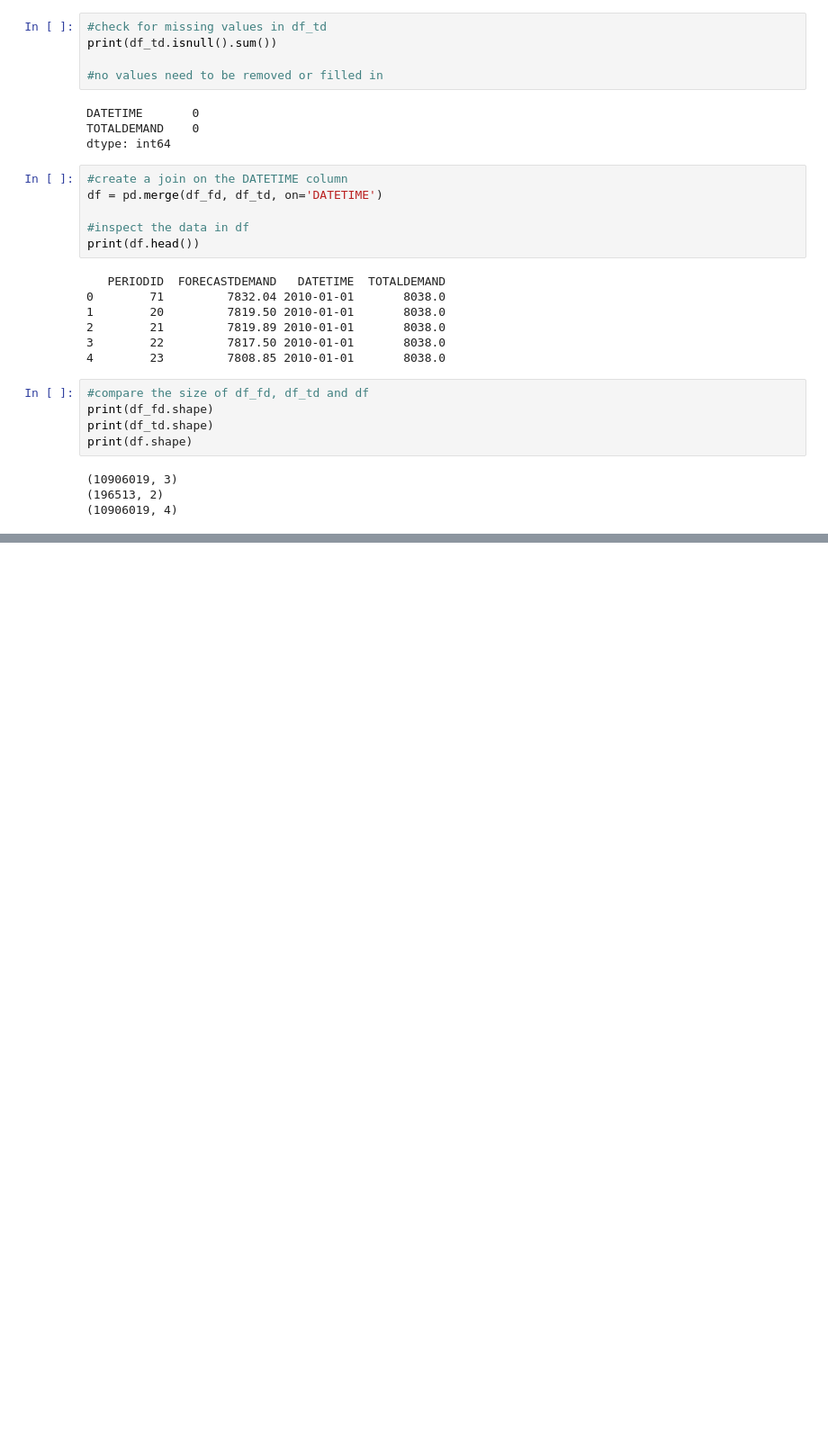
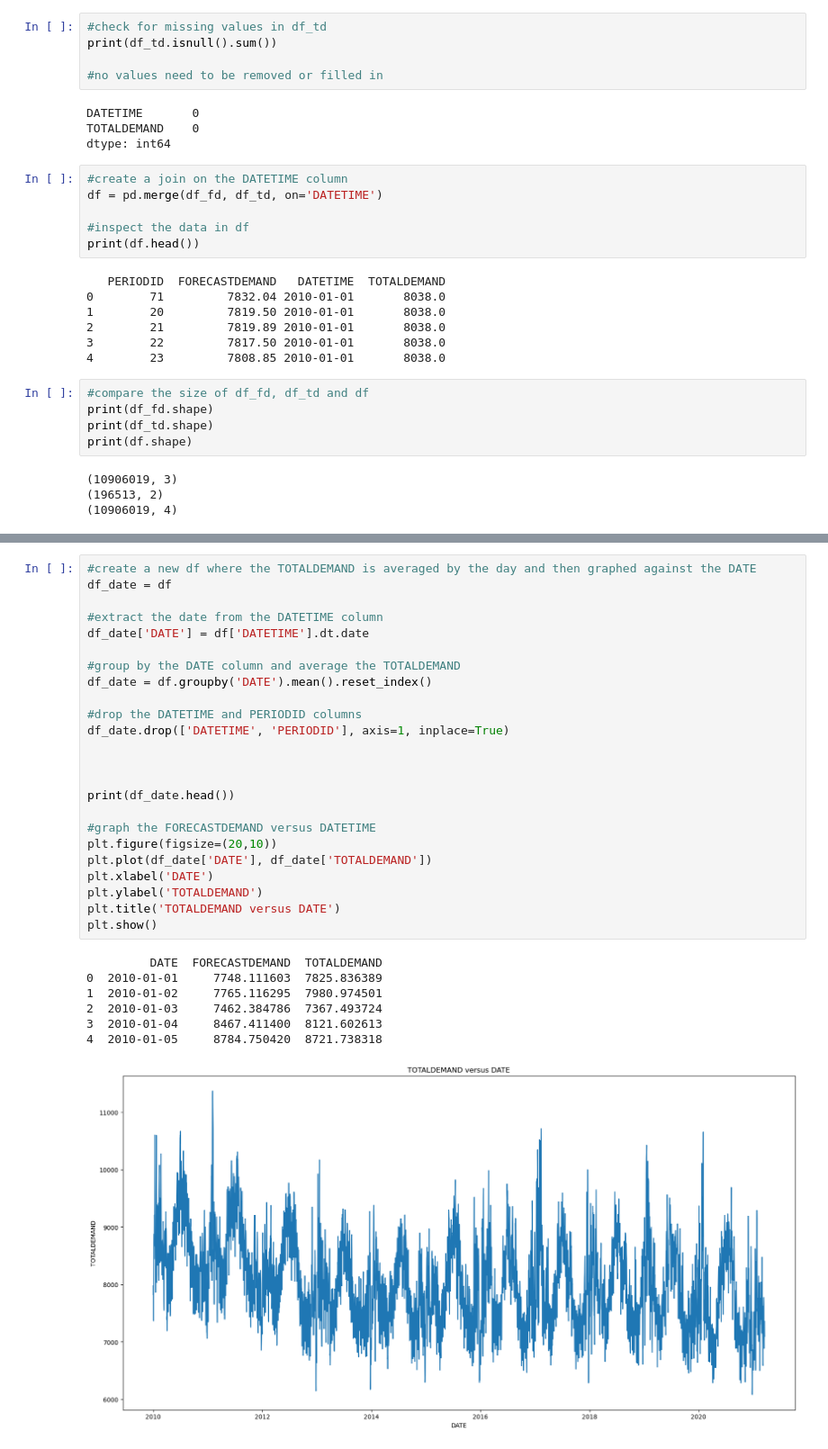
Before and after one commit to UNSW-ZZSC9020-H52024/Group5, a Jupyter notebook: src/TomEDA.ipynb, the cells around one changed output, grey strips where cells are left out. Shown at 90% size. Drawn from its saved outputs; the diff is of its cells as text; blank space fills up the shorter version.

```diff
--- a/src/TomEDA.ipynb
+++ b/src/TomEDA.ipynb
@@ -137,0 +149,32 @@ print(np.sqrt(np.mean((df['TOTALDEMAND'] - df['FORECASTDEMAND'])**2)))
+# %%
+#create a new df where the TOTALDEMAND is averaged by the day and then graphed against the DATE
+df_date = df
+
+#extract the date from the DATETIME column
+df_date['DATE'] = df['DATETIME'].dt.date
+
+#group by the DATE column and average the TOTALDEMAND
+df_date = df.groupby('DATE').mean().reset_index()
+
+#drop the DATETIME and PERIODID columns
+df_date.drop(['DATETIME', 'PERIODID'], axis=1, inplace=True)
+
+
+
+print(df_date.head())
+
+#graph the FORECASTDEMAND versus DATETIME
+plt.figure(figsize=(20,10))
+plt.plot(df_date['DATE'], df_date['TOTALDEMAND'])
+plt.xlabel('DATE')
+plt.ylabel('TOTALDEMAND')
+plt.title('TOTALDEMAND versus DATE')
+plt.show()
+# %% [output]
+         DATE  FORECASTDEMAND  TOTALDEMAND
+0  2010-01-01     7748.111603  7825.836389
+1  2010-01-02     7765.116295  7980.974501
+2  2010-01-03     7462.384786  7367.493724
+3  2010-01-04     8467.411400  8121.602613
+4  2010-01-05     8784.750420  8721.738318
+[figure, added]
```
Also changed, not shown: parts of 4 cells of this notebook.
